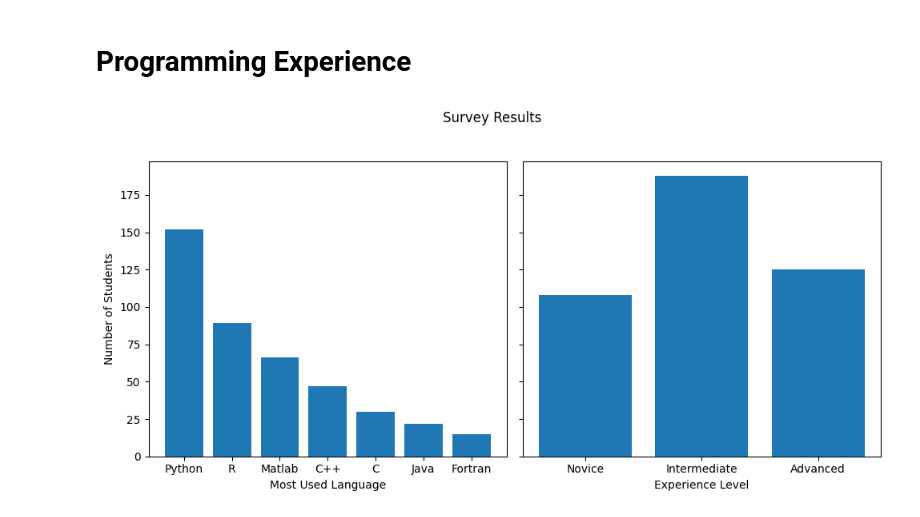
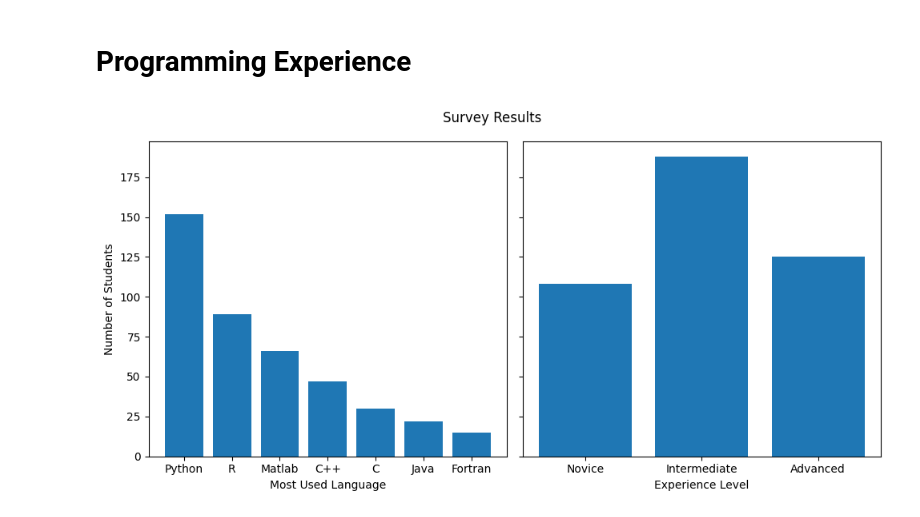
Before and after one commit to ImperialCollegeLondon/RCDS-plotting-in-python-with-matplotlib, a Jupyter notebook: exercise_sample_solutions/06 - Sample Solutions.ipynb, the cells around one changed output. Cells and saved outputs as stored; diff of their text form; code cells hidden in the pictures.

```diff
--- a/exercise_sample_solutions/06 - Sample Solutions.ipynb
+++ b/exercise_sample_solutions/06 - Sample Solutions.ipynb
@@ -6,33 +6,32 @@ import matplotlib.pyplot as plt
 # Create the data for the languages
 languages = ["Python", "R", "Matlab", "C++", "C", "Java", "Fortran"]
 language_frequency = [152, 89, 66, 47, 30, 22, 15]
 
 # Create the data for the experience level
 expertise = ["Novice", "Intermediate", "Advanced"]
 expertise_frequency = [108, 188, 125]
 
 # Create the subplots
 # Specify one row and two columns
 # Use sharey to cause plots in the same row to share a y-axis
 # Set the figure to be longer than it is high so it's not squashed
 fig, axs = plt.subplots(1, 2, sharey='row', figsize= (10, 5))
 
 # Set the y-label for the left figure
 # The y-axis only needs to be specified for the left-most figure as this has the scale for both subplots
 axs[0].set_ylabel("Number of Students")
 # Set the x_label for and create the left-most bar chart
 axs[0].set_xlabel("Most Used Language")
 axs[0].bar(languages, language_frequency)
 
 # Create the right-most bar chart
 axs[1].bar(expertise, expertise_frequency)
 axs[1].set_xlabel("Experience Level")
 
 # Set the title for the figure
 fig.suptitle("Survey Results")
 
 # Edit the spacing such that the figures are adequately spaced
-# Reserve the top 5% of the figure for the suptitle
-fig.tight_layout(rect =[0, 0, 1, 0.95])
+fig.tight_layout()
 # %% [output]
-[figure, old version]
+[figure, new version]
```
Also changed, not shown: 2 other files.
